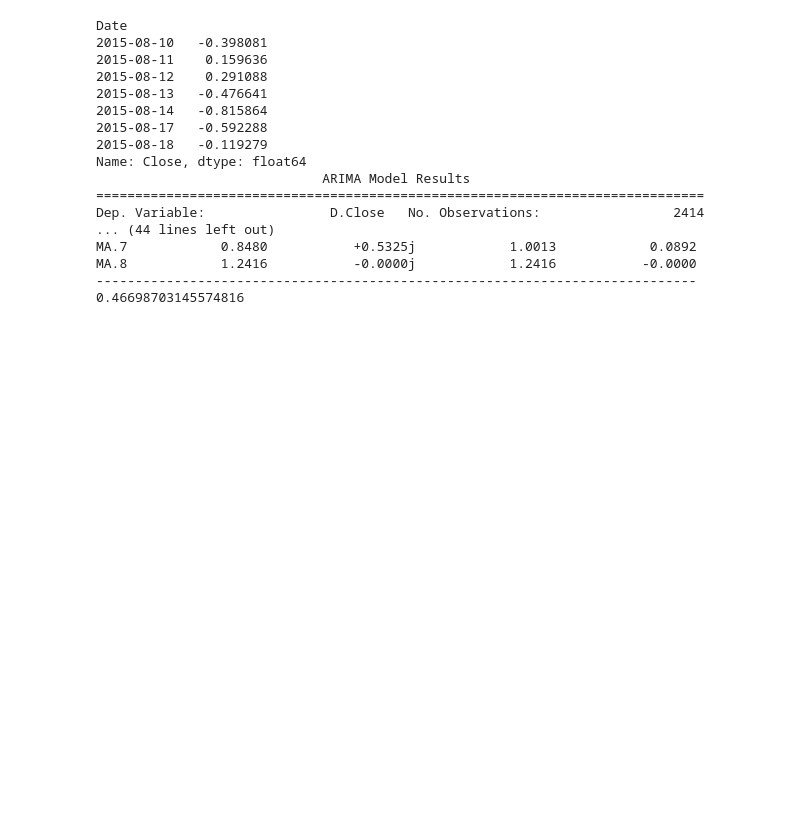
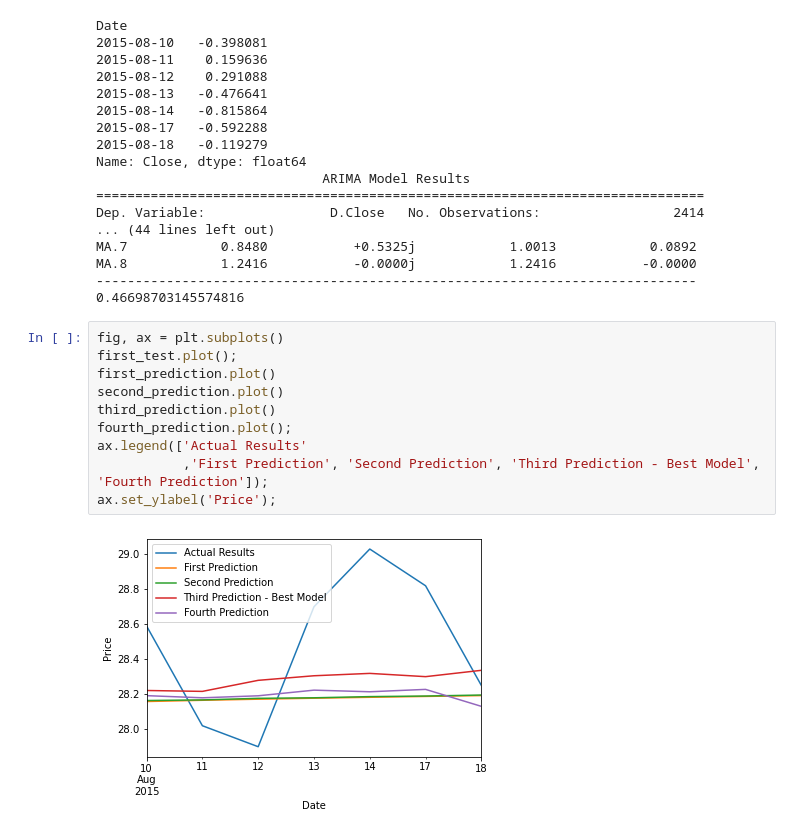
Before and after one commit to RogerPineda13/TimeSeriesP4, a Jupyter notebook: ALarsenWorkingNotebook.ipynb, the cells around one changed output. Saved outputs shown, nothing was run; the diff lists cells and outputs as text; blank space fills up the shorter version.

Commit message:
added graph showing our best model

```diff
--- a/ALarsenWorkingNotebook.ipynb
+++ b/ALarsenWorkingNotebook.ipynb
@@ -816,3 +800,15 @@ MA.7            0.8480           +0.5325j            1.0013            0.0892
 MA.8            1.2416           -0.0000j            1.2416           -0.0000
 -----------------------------------------------------------------------------
 0.46698703145574816
+# %%
+fig, ax = plt.subplots()
+first_test.plot();
+first_prediction.plot()
+second_prediction.plot()
+third_prediction.plot()
+fourth_prediction.plot();
+ax.legend(['Actual Results'
+           ,'First Prediction', 'Second Prediction', 'Third Prediction - Best Model', 'Fourth Prediction']);
+ax.set_ylabel('Price');
+# %% [output]
+[figure, added]
```
Also changed, not shown: parts of 2 cells of this notebook.
